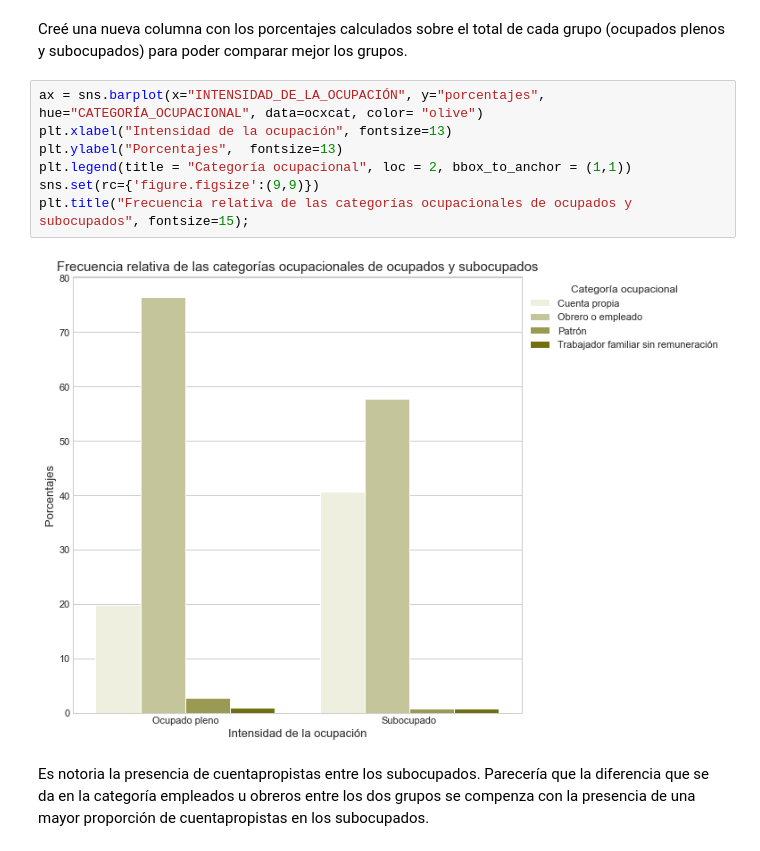
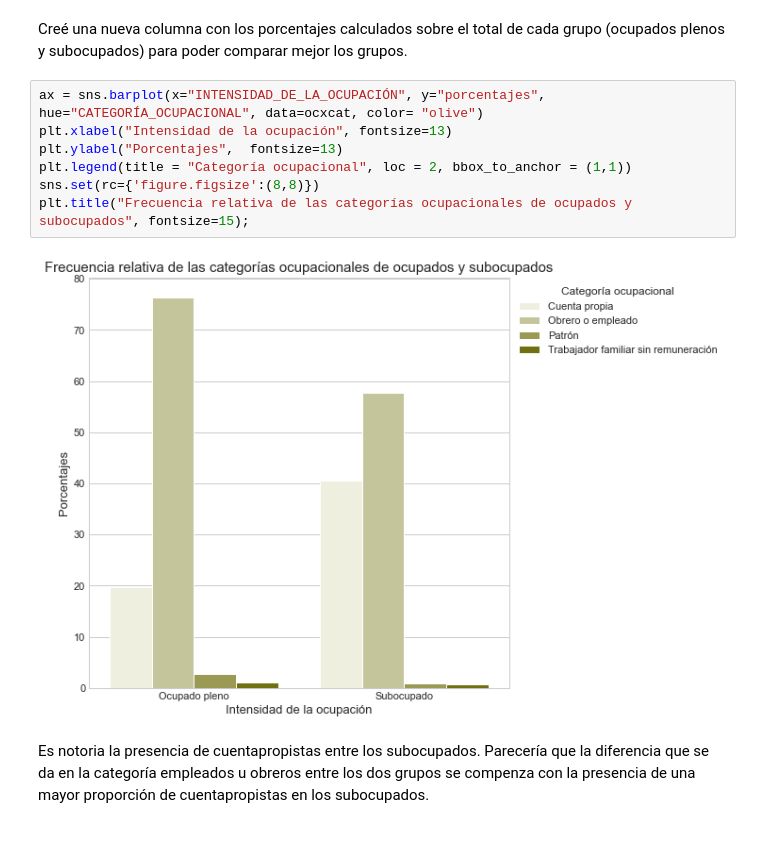
Before and after one commit to VioleCP/EPH-subocupacion, a Jupyter notebook: Subocupación Argentina.ipynb, the cells around one changed output. Drawn from its saved outputs; the diff is of its cells as text.

```diff
--- a/Subocupación Argentina.ipynb
+++ b/Subocupación Argentina.ipynb
@@ -846,12 +857,12 @@ Creé una nueva columna con los porcentajes calculados sobre el total de cada gr
 # %%
 ax = sns.barplot(x="INTENSIDAD_DE_LA_OCUPACIÓN", y="porcentajes", hue="CATEGORÍA_OCUPACIONAL", data=ocxcat, color= "olive")
 plt.xlabel("Intensidad de la ocupación", fontsize=13)
 plt.ylabel("Porcentajes",  fontsize=13)
 plt.legend(title = "Categoría ocupacional", loc = 2, bbox_to_anchor = (1,1))
-sns.set(rc={'figure.figsize':(9,9)})
+sns.set(rc={'figure.figsize':(8,8)})
 plt.title("Frecuencia relativa de las categorías ocupacionales de ocupados y subocupados", fontsize=15);
 # %% [output]
-[figure, old version]
+[figure, new version]
 # %% [markdown]
 Es notoria la presencia de cuentapropistas entre los subocupados. Parecería que la diferencia que se da en la categoría empleados u obreros entre los dos grupos se compenza con la presencia de una mayor proporción de cuentapropistas en los subocupados.
 # %% [markdown]
```
Also changed, not shown: parts of 19 cells of this notebook.
